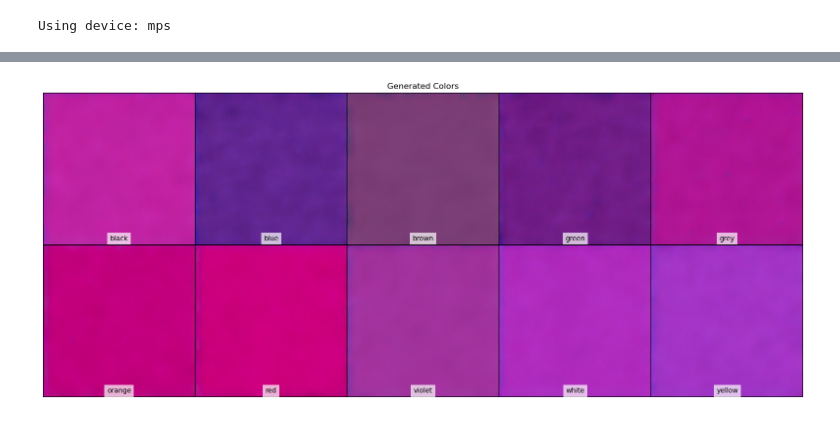
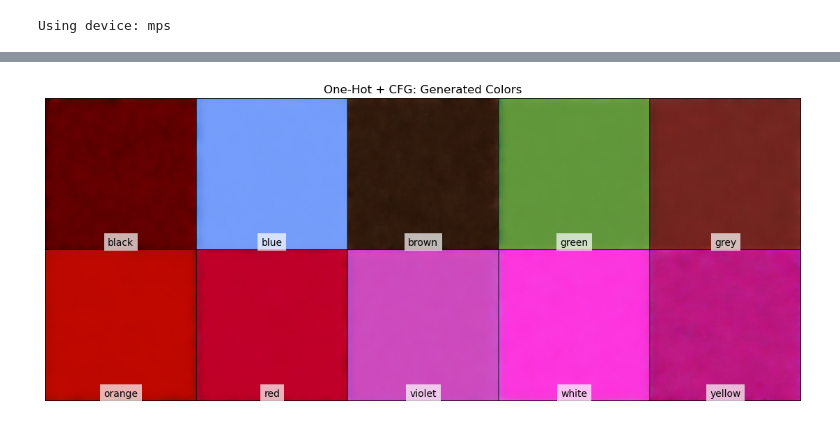
Before and after one commit to aicell-lab/cell-diffusion, a Jupyter notebook: notebooks/color_diffusion/conditional.ipynb, the cells around one changed output, grey strips where cells are left out. Saved outputs shown, nothing was run; the diff lists cells and outputs as text; code cells hidden in the pictures.

Commit message:
make conditional generation work on some colors

```diff
--- a/notebooks/color_diffusion/conditional.ipynb
+++ b/notebooks/color_diffusion/conditional.ipynb
@@ -110,36 +209,39 @@ Using device: mps
 # %%
-colors = ["black", "blue", "brown", "green", "grey", "orange", "red", "violet", "white", "yellow"]
 
-# Create a list to store all generated images
+
 all_images = []
+for color in colors:
+    label_id = color_to_id[color]
+    # Sample with CFG
+    images = sample_one_hot_cfg(
+        label_id=label_id,
+        guidance_scale=7.5,      # or another scale
+        num_samples=1,
+        num_inference_steps=20,  # increase for better quality
+    )
+    all_images.append(images[0])
 
-for color in colors:
-    prompt = f"a photo of a {color} color"
-    images = sample_images(prompt=prompt, num_samples=1, num_inference_steps=10)
-    all_images.append(images[0])  # Add the single generated image to our list
-
-# Combine all images into one grid
-combined_grid = make_grid(torch.stack(all_images), nrow=5)  # 5x2 grid for 10 colors
+combined_grid = make_grid(torch.stack(all_images, dim=0), nrow=5)
 combined_grid_pil = to_pil_image(combined_grid)
 
-# Create a single figure with all colors
-plt.figure(figsize=(20, 10))  # Made slightly taller to accommodate text
+plt.figure(figsize=(14, 6))
 plt.imshow(combined_grid_pil)
 
-# Add color labels below each image
+# Optionally label them
 num_cols = 5
-num_rows = len(colors) // num_cols
+img_width = combined_grid_pil.width / num_cols
+img_height = combined_grid_pil.height / (len(colors) / num_cols)
+
 for idx, color in enumerate(colors):
     row = idx // num_cols
     col = idx % num_cols
-    # Calculate x,y positions for text (centered below each image)
-    x = col * combined_grid_pil.size[0]/num_cols + combined_grid_pil.size[0]/(num_cols*2)
-    y = (row + 1) * combined_grid_pil.size[1]/num_rows - 10  # Slight offset from bottom
+    x = col * img_width + img_width/2
+    y = (row + 1) * img_height - 10
     plt.text(x, y, color, ha='center', va='bottom', color='black',
              bbox=dict(facecolor='white', alpha=0.7, edgecolor='none'))
 
-plt.title('Generated Colors')
+plt.title("One-Hot + CFG: Generated Colors")
 plt.axis("off")
 plt.show()
 # %% [output]
-[figure, old version]
+[figure, new version]
```
Also changed, not shown: parts of 5 cells of this notebook, 2 other files.
